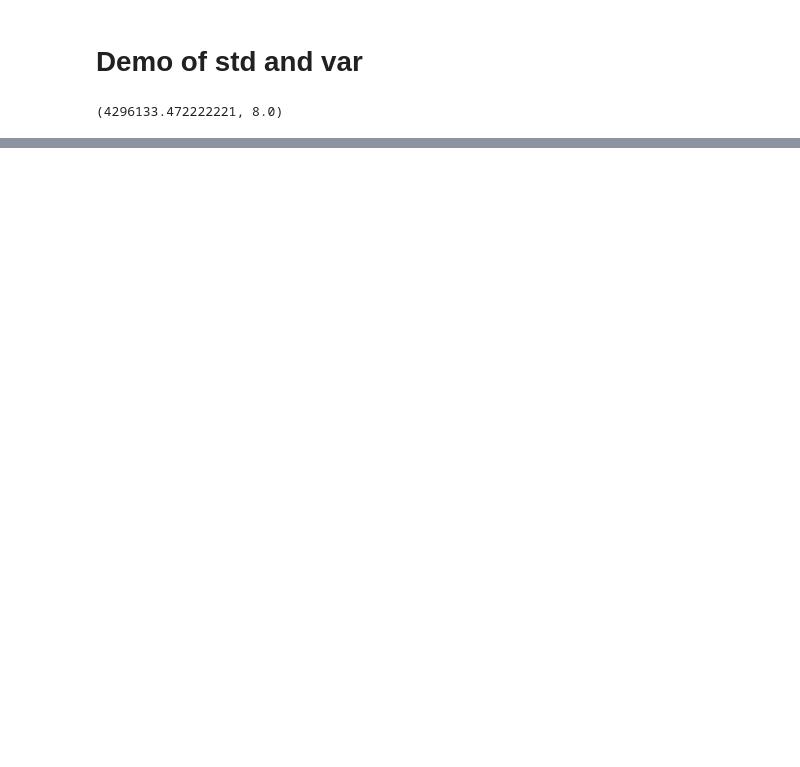
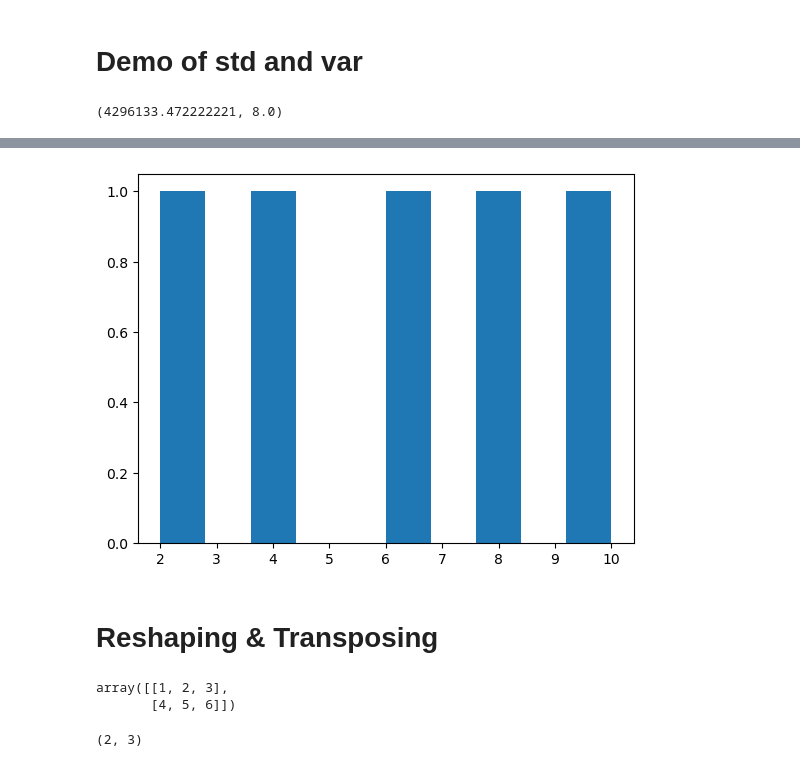
Before and after one commit to thanhlam2110/complete_machine_learning_data_science_bootcamp_2022, a Jupyter notebook: sample_project_1/introduction-to-numpy.ipynb, the cells around one changed output, grey strips where cells are left out. Cells and saved outputs as stored; diff of their text form; code cells hidden in the pictures; blank space fills up the shorter version.

```diff
--- a/sample_project_1/introduction-to-numpy.ipynb
+++ b/sample_project_1/introduction-to-numpy.ipynb
@@ -476,0 +433,16 @@ np.var(high_var_array),np.var(low_var_array)
+# %%
+plt.hist(low_var_array)
+plt.show()
+# %% [output]
+[figure, added]
+# %% [markdown]
+# Reshaping & Transposing
+# %%
+a2
+# %% [output]
+array([[1, 2, 3],
+       [4, 5, 6]])
+# %%
+a2.shape
+# %% [output]
+(2, 3)
```
Also changed, not shown: parts of 55 cells of this notebook.
